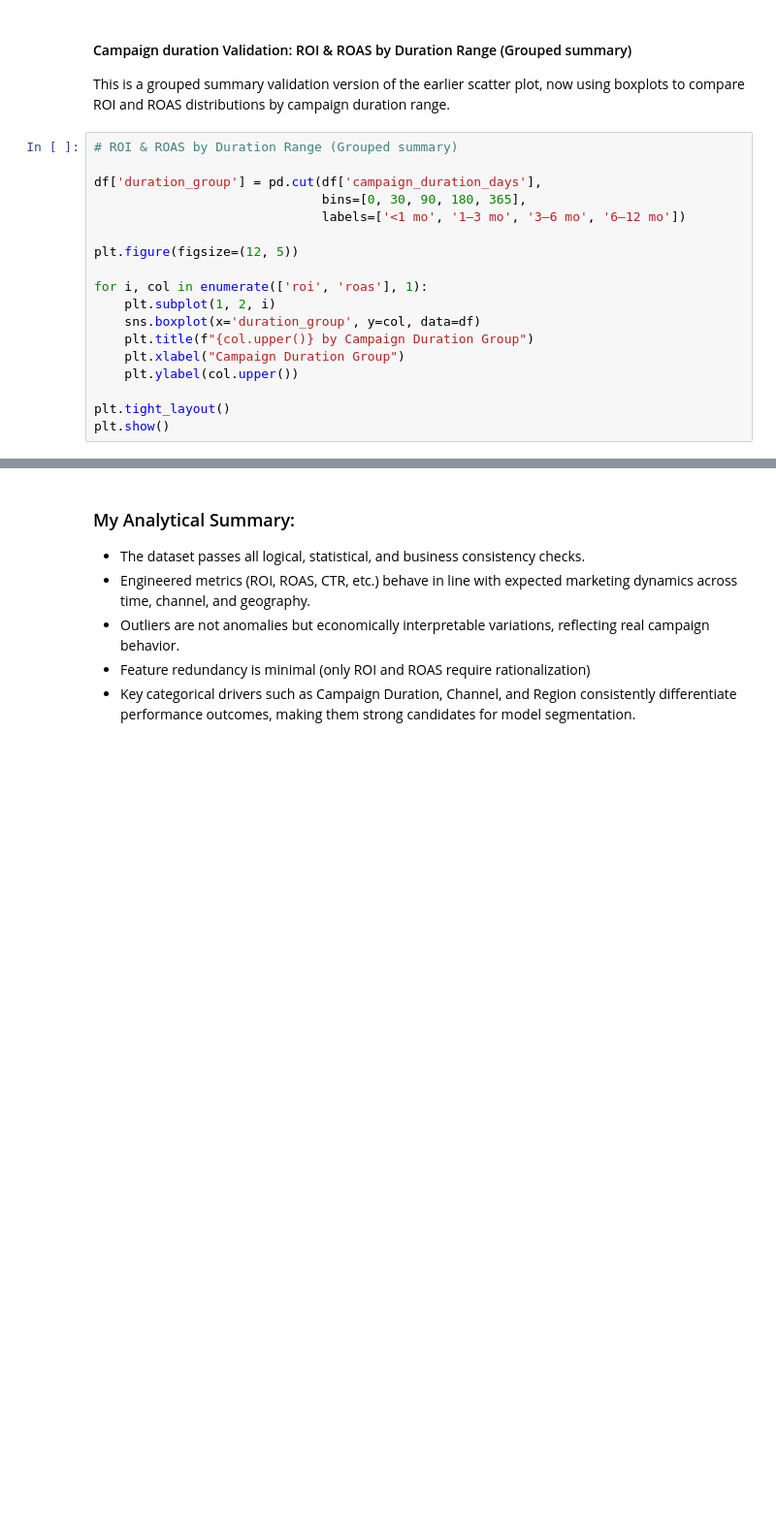
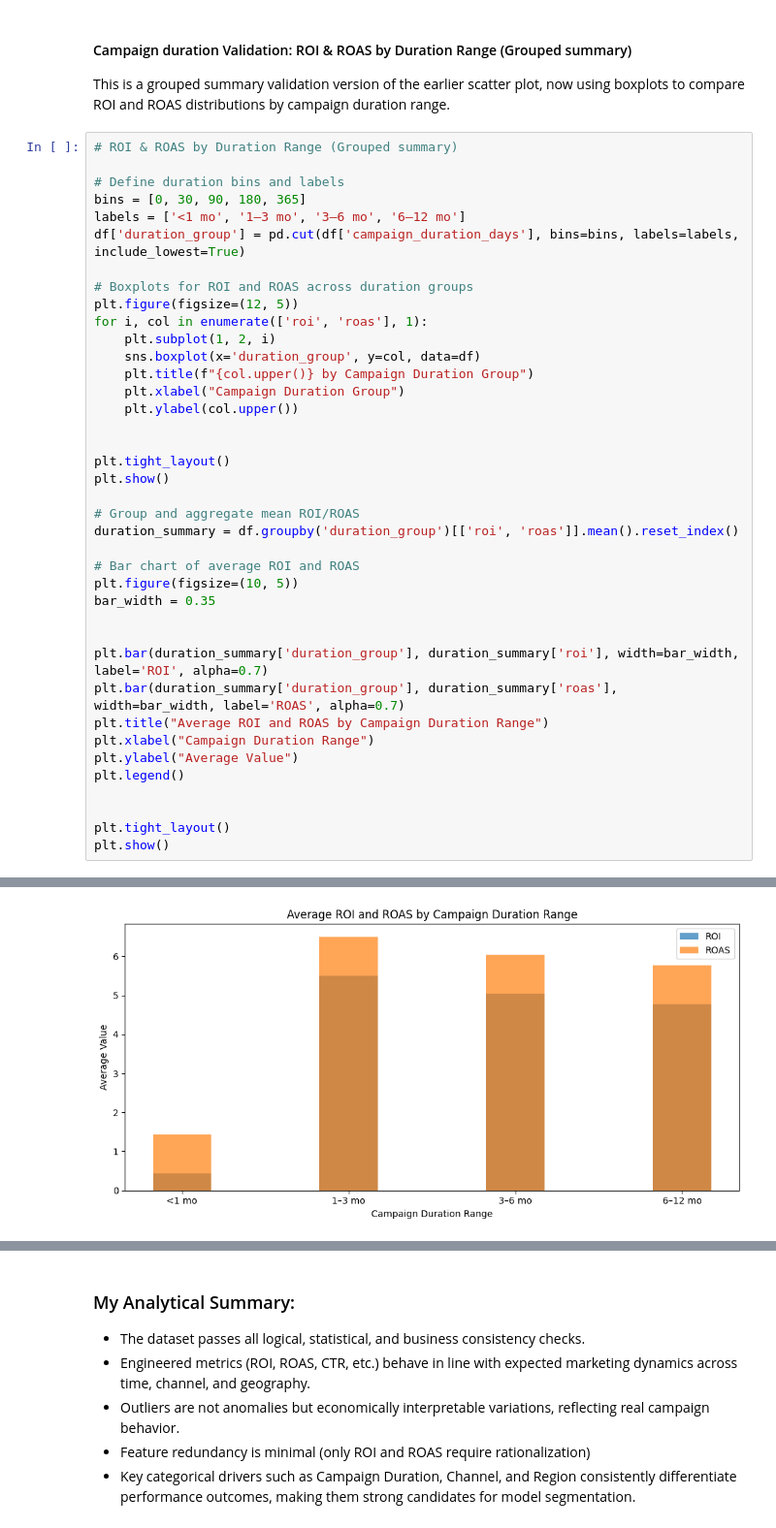
Before and after one commit to Playful-Cloud/Marketing_Campaign_Analysis_and_Optimization, a Jupyter notebook: notebooks/04_feature_engineering.ipynb, the cells around one changed output, grey strips where cells are left out. Shown: that part at 97% size. Cells and saved outputs as stored; diff of their text form; blank space fills up the shorter version.

```diff
--- a/notebooks/04_feature_engineering.ipynb
+++ b/notebooks/04_feature_engineering.ipynb
@@ -716,21 +751,43 @@ This is a grouped summary validation version of the earlier scatter plot, now us
 # %%
 # ROI & ROAS by Duration Range (Grouped summary)
 
-df['duration_group'] = pd.cut(df['campaign_duration_days'],
-                              bins=[0, 30, 90, 180, 365],
-                              labels=['<1 mo', '1–3 mo', '3–6 mo', '6–12 mo'])
+# Define duration bins and labels
+bins = [0, 30, 90, 180, 365]
+labels = ['<1 mo', '1–3 mo', '3–6 mo', '6–12 mo']
+df['duration_group'] = pd.cut(df['campaign_duration_days'], bins=bins, labels=labels, include_lowest=True)
 
+# Boxplots for ROI and ROAS across duration groups
 plt.figure(figsize=(12, 5))
-
 for i, col in enumerate(['roi', 'roas'], 1):
     plt.subplot(1, 2, i)
     sns.boxplot(x='duration_group', y=col, data=df)
     plt.title(f"{col.upper()} by Campaign Duration Group")
     plt.xlabel("Campaign Duration Group")
     plt.ylabel(col.upper())
 
+
 plt.tight_layout()
 plt.show()
+
+# Group and aggregate mean ROI/ROAS
+duration_summary = df.groupby('duration_group')[['roi', 'roas']].mean().reset_index()
+
+# Bar chart of average ROI and ROAS
+plt.figure(figsize=(10, 5))
+bar_width = 0.35
+
+
+plt.bar(duration_summary['duration_group'], duration_summary['roi'], width=bar_width, label='ROI', alpha=0.7)
+plt.bar(duration_summary['duration_group'], duration_summary['roas'], width=bar_width, label='ROAS', alpha=0.7)
+plt.title("Average ROI and ROAS by Campaign Duration Range")
+plt.xlabel("Campaign Duration Range")
+plt.ylabel("Average Value")
+plt.legend()
+
+
+plt.tight_layout()
+plt.show()
 # %% [output]
 [figure]
+[figure, added]
 # %% [markdown]
```
Also changed, not shown: parts of 33 cells of this notebook, 1 other file.
